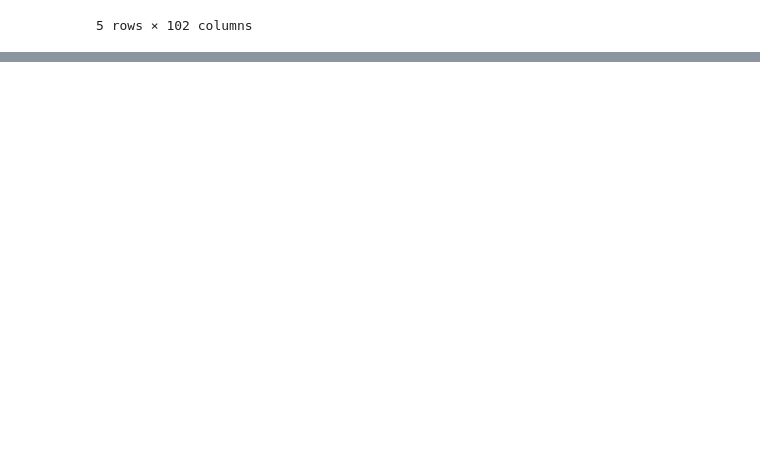
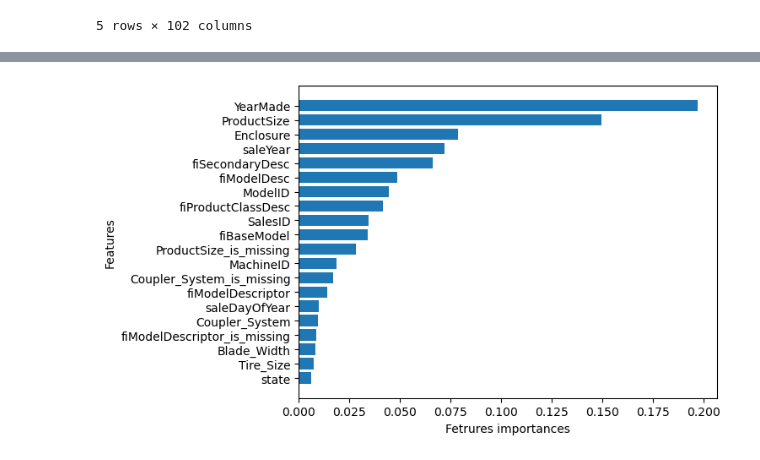
Before and after one commit to ZylalMinollari/ml-bullodozer-price-predictor, a Jupyter notebook: bulldozers-price-predictor.ipynb, the cells around one changed output, grey strips where cells are left out. Cells and saved outputs as stored; diff of their text form; code cells hidden in the pictures; blank space fills up the shorter version.

Commit message:
Working in a model for bulldozers price predictions

```diff
--- a/bulldozers-price-predictor.ipynb
+++ b/bulldozers-price-predictor.ipynb
@@ -1033,0 +1110,18 @@ Feature names must be in the same order as they were in fit.
+# %%
+# Helper function for plotting feature importance
+def plot_features(columns, importances, n=20):
+    df =  (pd.DataFrame({"features": columns,
+                         "feature_importances": importances})
+          .sort_values("feature_importances", ascending=False)
+          .reset_index(drop=True))
+
+    # Plot the dataframe
+    fig, ax = plt.subplots()
+    ax.barh(df["features"][:n], df["feature_importances"][:20])
+    ax.set_ylabel("Features")
+    ax.set_xlabel("Fetrures importances")
+    ax.invert_yaxis()
+# %%
+plot_features(X_train.columns, ideal_model.feature_importances_)
+# %% [output]
+[figure, added]
```
Also changed, not shown: parts of 23 cells of this notebook.
